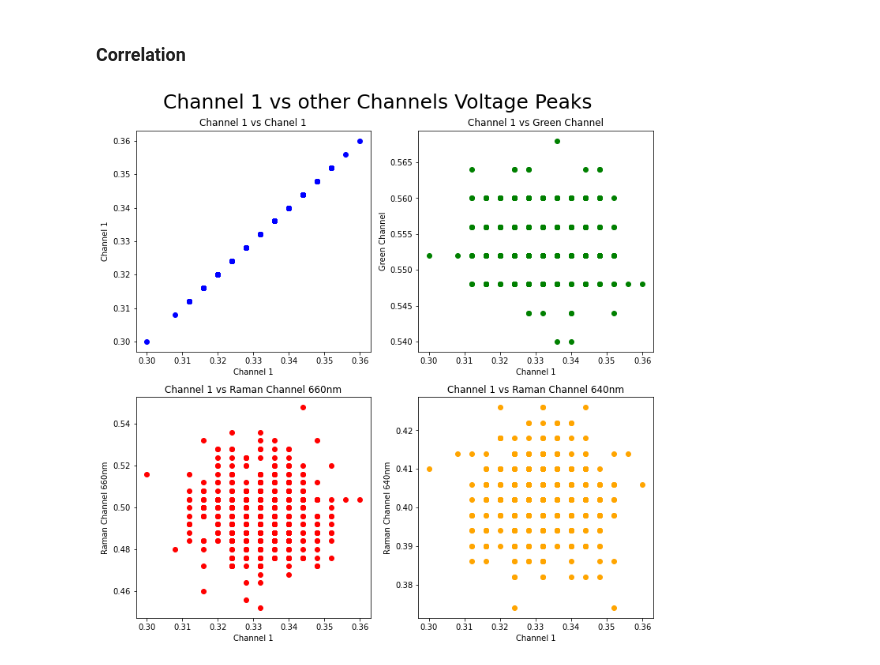
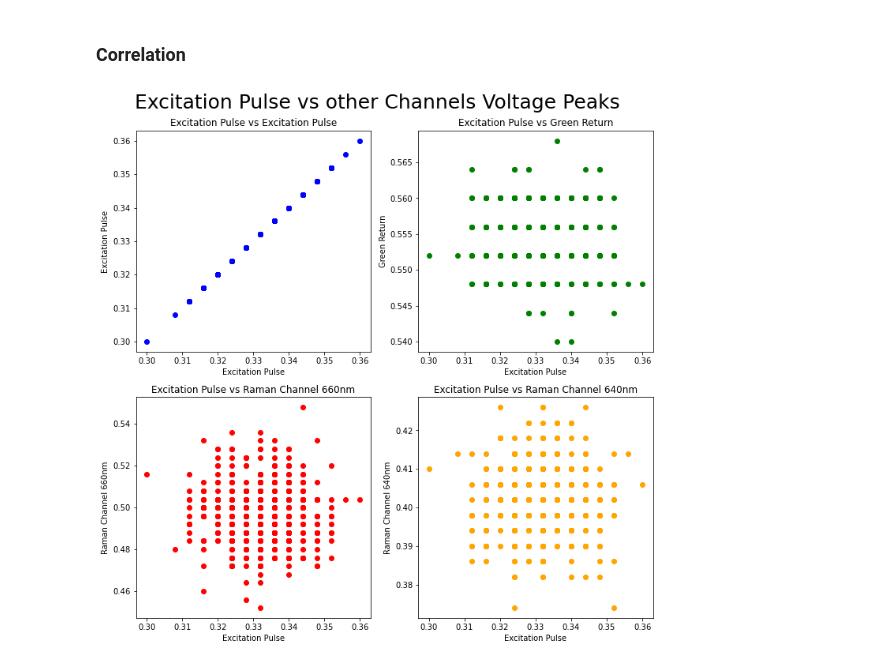
Before and after one commit to Herman1429/Water-Project, a Jupyter notebook: Required Report Codes.ipynb, the cells around one changed output. Saved outputs shown, nothing was run; the diff lists cells and outputs as text; code cells hidden in the pictures.

```diff
--- a/Required Report Codes.ipynb
+++ b/Required Report Codes.ipynb
@@ -20,7 +20,7 @@ var = [pd.read_csv(filename,index_col=None,header=0,skiprows=17) for filename in
 dataframe = pd.concat(var,axis=0,ignore_index=True)
 # %%
 #renaming the headers (they came as Channel 1,2,3,4 - need to know what they represent)
-rename = ['Time','Channel_1','Raman_Channel_Detection_640nm','Raman_Channel_Detection_660nm','Green_Channel_532nm']
+rename = ['Time','Excitation_Pulse','Raman_Channel_Detection_640nm','Raman_Channel_Detection_660nm','Green_Return_532nm']
 dataframe.columns = rename
 # %%
 dataframe.head()
@@ -155,15 +126,15 @@ Standard deviation of value for the FWHM for channel 1 = 0.004582707315255022 V
 # %%
 #For loop puts all the local Max Voltages into an empty list called localMaxVoltages, the Time of that occurance and
 #FWHM values
-localMaxVoltage_greenChannel = []
-localMaxVoltageTime_greenChannel = []
-pulseDurations_greenChannel = []
-FWHM_values_greenChannel = []
+localMaxVoltage_greenReturn = []
+localMaxVoltageTime_greenReturn = []
+pulseDurations_greenReturn = []
+FWHM_values_greenReturn = []
 
 i = 0
 for i in range(0,511,1):
-    localMaxVoltage_greenChannel.append(split_dataframes[i].Green_Channel_532nm.max())
-    localMaxVoltageTime_greenChannel.append(split_dataframes[i].Green_Channel_532nm.idxmax())
-    pulseDurations_greenChannel.append(FWHM_time_duration(split_dataframes[i].index,split_dataframes[i].Green_Channel_532nm))
-    FWHM_values_greenChannel.append(FWHM_value(split_dataframes[i].Green_Channel_532nm))
+    localMaxVoltage_greenReturn.append(split_dataframes[i].Green_Return_532nm.max())
+    localMaxVoltageTime_greenReturn.append(split_dataframes[i].Green_Return_532nm.idxmax())
+    pulseDurations_greenReturn.append(FWHM_time_duration(split_dataframes[i].index,split_dataframes[i].Green_Return_532nm))
+    FWHM_values_greenReturn.append(FWHM_value(split_dataframes[i].Green_Return_532nm))
 # %%
@@ -277,25 +248,25 @@ Below is the STD for Channel 1 for picoscope data - this will be our undersample
 # %%
 #Channel 1 vs other Channels Voltage Peaks
 fig, ([ax1,ax2],[ax3,ax4]) = plt.subplots(nrows=2,ncols=2,figsize=(10,10))
 
-ax1.scatter(localMaxVoltage_Channel1,localMaxVoltage_Channel1, c='blue')
-ax1.set_title('Channel 1 vs Chanel 1')
-ax1.set(xlabel = 'Channel 1', ylabel = 'Channel 1')
+ax1.scatter(localMaxVoltage_ExcitationPulse,localMaxVoltage_ExcitationPulse, c='blue')
+ax1.set_title('Excitation Pulse vs Excitation Pulse')
+ax1.set(xlabel = 'Excitation Pulse', ylabel = 'Excitation Pulse')
 
-ax2.scatter(localMaxVoltage_Channel1,localMaxVoltage_greenChannel, c='green')
-ax2.set_title('Channel 1 vs Green Channel')
-ax2.set(xlabel = 'Channel 1', ylabel = 'Green Channel')
+ax2.scatter(localMaxVoltage_ExcitationPulse,localMaxVoltage_greenReturn, c='green')
+ax2.set_title('Excitation Pulse vs Green Return')
+ax2.set(xlabel = 'Excitation Pulse', ylabel = 'Green Return')
 
-ax3.scatter(localMaxVoltage_Channel1,localMaxVoltage_ramanChannel660nm, c='red')
-ax3.set_title('Channel 1 vs Raman Channel 660nm')
-ax3.set(xlabel = 'Channel 1', ylabel = 'Raman Channel 660nm')
+ax3.scatter(localMaxVoltage_ExcitationPulse,localMaxVoltage_ramanChannel660nm, c='red')
+ax3.set_title('Excitation Pulse vs Raman Channel 660nm')
+ax3.set(xlabel = 'Excitation Pulse', ylabel = 'Raman Channel 660nm')
 
-ax4.scatter(localMaxVoltage_Channel1,localMaxVoltage_ramanChannel640nm, c='orange')
-ax4.set_title('Channel 1 vs Raman Channel 640nm')
-ax4.set(xlabel = 'Channel 1', ylabel = 'Raman Channel 640nm')
+ax4.scatter(localMaxVoltage_ExcitationPulse,localMaxVoltage_ramanChannel640nm, c='orange')
+ax4.set_title('Excitation Pulse vs Raman Channel 640nm')
+ax4.set(xlabel = 'Excitation Pulse', ylabel = 'Raman Channel 640nm')
 
-fig.suptitle('Channel 1 vs other Channels Voltage Peaks', fontsize=25)
+fig.suptitle('Excitation Pulse vs other Channels Voltage Peaks', fontsize=25)
 plt.tight_layout()
 plt.show()
 # %% [output]
-[figure, old version]
+[figure, new version]
```
Also changed, not shown: parts of 25 cells of this notebook.
